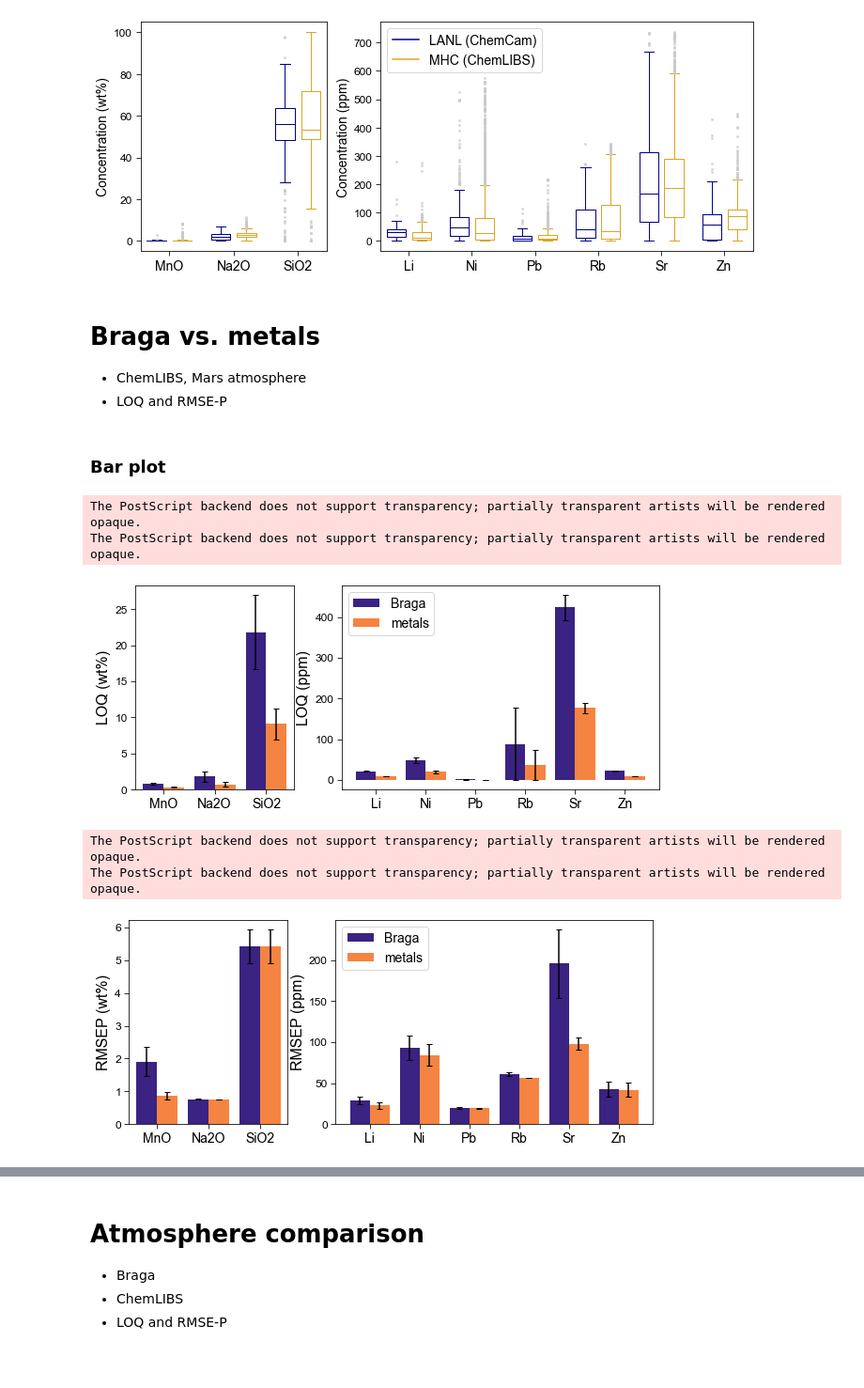
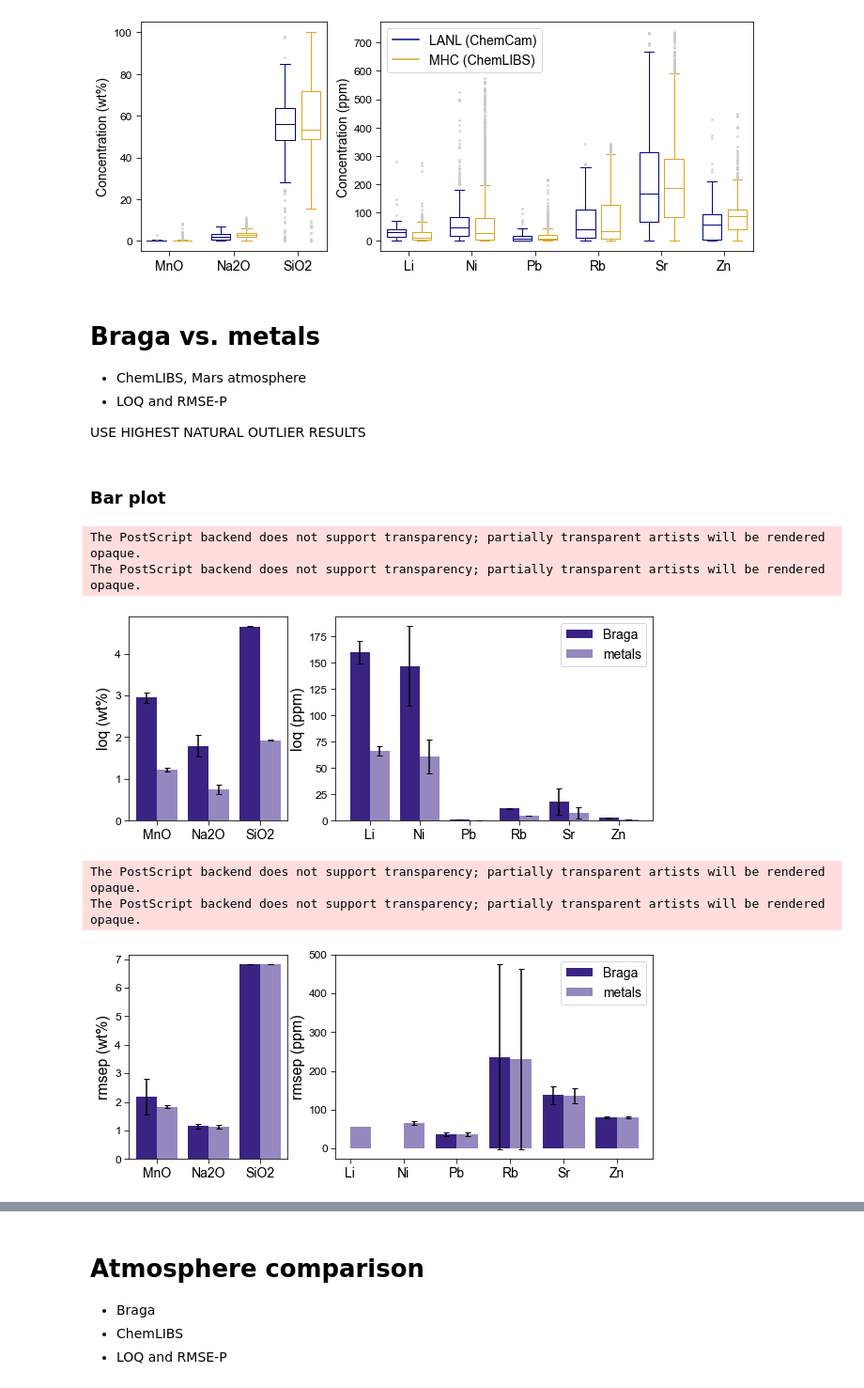
Before and after one commit to ytsmacr/LOD-paper, a Jupyter notebook: Figures.ipynb, the cells around one changed output, grey strips where cells are left out. Shown: that part at 94% size. Drawn from its saved outputs; the diff is of its cells as text; code cells hidden in the pictures; blank space fills up the shorter version.

```diff
--- a/Figures.ipynb
+++ b/Figures.ipynb
@@ -18,7 +18,7 @@ plt.ioff()
 
 fp = "G:\\My Drive\\Darby Work\\Ytsma and Dyar 2021 (LOD paper)\\"
 # read in results
-data = pd.read_csv(fp + "averaged_LOD_RMSEP_results.csv")
+data = pd.read_csv(fp + "average_results_011422.csv")
 # detailed results
-detail_data = pd.read_csv(fp + "detailed_LOD_RMSEP_results.csv")
+detail_data = pd.read_csv(fp + "results_011422.csv")
 # %% [output]
@@ -232,4 +343,6 @@ The PostScript backend does not support transparency; partially transparent arti
 # Braga vs. metals
 - ChemLIBS, Mars atmosphere
 - LOQ and RMSE-P
+
+USE HIGHEST NATURAL OUTLIER RESULTS
 # %%
@@ -242,22 +363,20 @@ min1 = data1[~data1.element.isin(maj_list)].reset_index(drop=True)
 ### Bar plot
 # %%
 def braga_metals(lotype):
-
-    # define variables
-    braga = lotype + '_Braga'
-    metals = lotype + '_metals'
-    berror = lotype + '_Braga_sd'
-    merror = lotype + '_metals_sd'
 
     # define plot stuff
     width = 0.2
     c_b = '#3a2382'
-    c_m = '#f58442'
+    c_m = '#9588BF'
     cap= 3
+    ysize = 12
+    klen = 5
+    lsize = 14
+    tsize = 16
 
     #labels
-    majlab = maj1.element
-    minlab = min1.element
+    majlab = maj1_b.element
+    minlab = min1_b.element
 
     # tick locations
     majt1 = [0, 0.5, 1]
@@ -272,11 +391,11 @@ def braga_metals(lotype):
                                      # make major one smaller
                                      gridspec_kw={'width_ratios': [1,2]})
     # majors
-    major1 = maj.bar(majt1, maj1[braga], width, yerr=maj1[berror], capsize=cap, label = "Braga", color = c_b)
-    major2 = maj.bar(majt2, maj1[metals], width, yerr=maj1[merror], capsize=cap, label = "metals", color = c_m)
+    major_b = maj.bar(majt1, maj1_b[lotype], width, yerr=maj1_b[lotype+'_sd'], capsize=cap, label = "Braga", color = c_b)
+    major_m = maj.bar(majt2, maj1_m[lotype], width, yerr=maj1_m[lotype+'_sd'], capsize=cap, label = "metals", color = c_m)
     # minors
-    minor1 = minor.bar(mint1, min1[braga], width, yerr=min1[berror], capsize=cap, label = "Braga", color = c_b)
-    minor2 = minor.bar(mint2, min1[metals], width, yerr=min1[merror], capsize=cap, label = "metals", color = c_m)
+    minor_b = minor.bar(mint1, min1_b[lotype], width, yerr=min1_b[lotype+'_sd'], capsize=cap, label = "Braga", color = c_b)
+    minor_m = minor.bar(mint2, min1_m[lotype], width, yerr=min1_m[lotype+'_sd'], capsize=cap, label = "metals", color = c_m)
 
     # formatting
     maj.tick_params(axis = 'y', which = 'major', labelsize = ysize,)
@@ -290,22 +409,22 @@ def braga_metals(lotype):
     minor.set_ylabel((lotype + " (ppm)"), fontsize = tsize)
     minor.tick_params(axis = 'y', which = 'major', labelsize = ysize)
     minor.tick_params(length=klen)
-    minor.legend(handles = [major1, major2], fontsize = lsize)
+    minor.legend(handles = [major_b, major_m], fontsize = lsize)
 
     # save image
-    path = fp + "figures\\" + lotype + '_Braga_metals.eps'
-    path1 = fp + "figures\\" + lotype + '_Braga_metals.jpeg'
+    path = fp + "figures\\" + lotype + '_Braga_metals_new.eps'
+    path1 = fp + "figures\\" + lotype + '_Braga_metals_new.jpeg'
     plt.savefig(path, bbox_inches="tight") # save as .eps
     plt.savefig(path1, bbox_inches="tight") # save as .jpeg
     plt.show()
 # %%
 # make plots
-braga_metals("LOQ")
-braga_metals("RMSEP")
+braga_metals("loq")
+braga_metals("rmsep")
 # %% [output]
 The PostScript backend does not support transparency; partially transparent artists will be rendered opaque.
 The PostScript backend does not support transparency; partially transparent artists will be rendered opaque.
-[figure, old version]
+[figure, new version]
 The PostScript backend does not support transparency; partially transparent artists will be rendered opaque.
 The PostScript backend does not support transparency; partially transparent artists will be rendered opaque.
-[figure, old version]
+[figure, new version]
```
Also changed, not shown: parts of 42 cells of this notebook, 3 other files.
